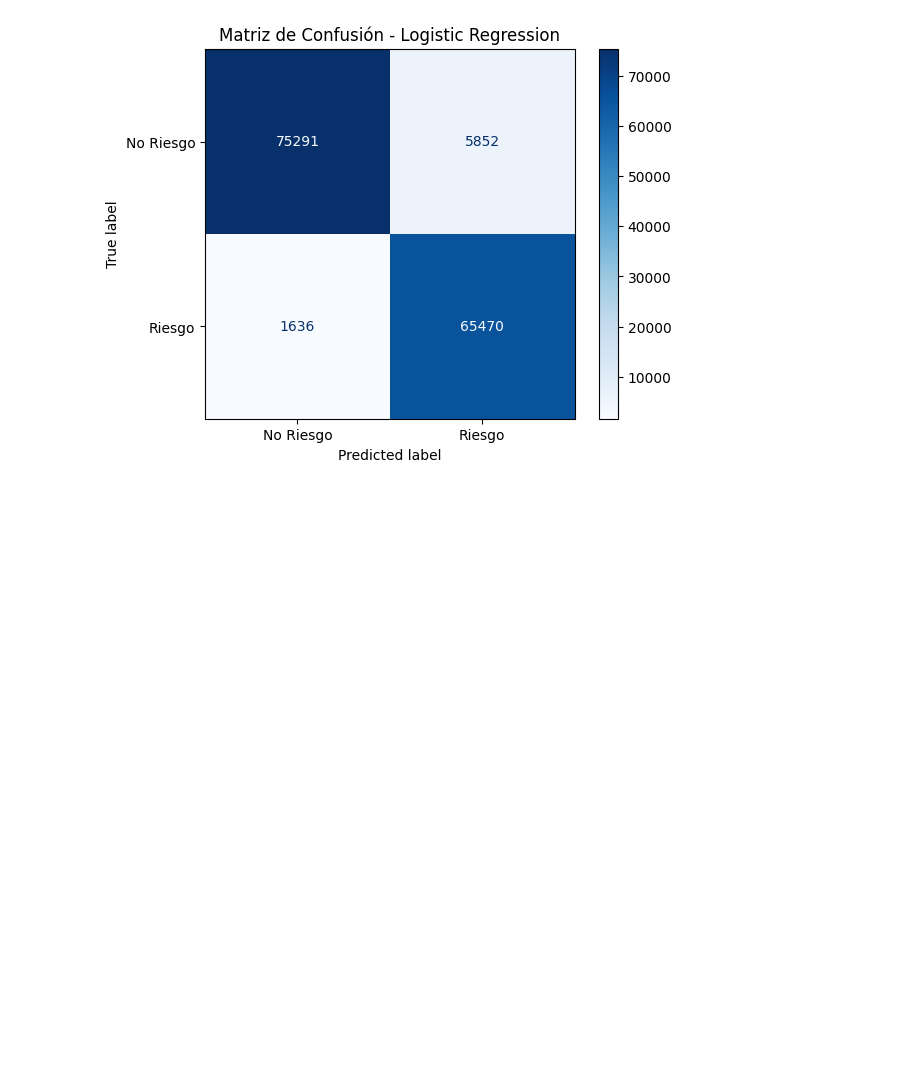
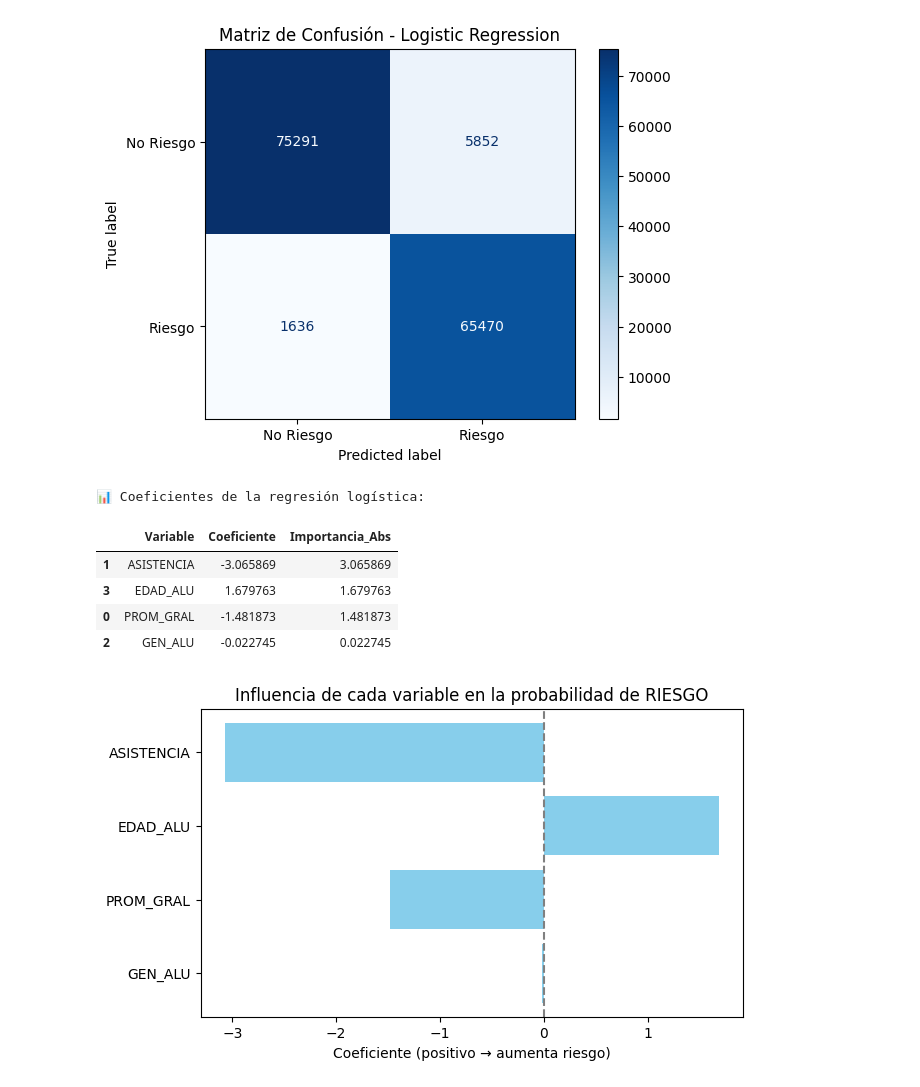
Before and after one commit to bastianp20/Hackaton-educacion-team-16, a Jupyter notebook: modelo-regresion/modelo-regresion.ipynb, the cells around one changed output. Drawn from its saved outputs; the diff is of its cells as text; code cells hidden in the pictures; blank space fills up the shorter version.

```diff
--- a/modelo-regresion/modelo-regresion.ipynb
+++ b/modelo-regresion/modelo-regresion.ipynb
@@ -251,3 +251,39 @@ Precision: 0.918
 Recall   : 0.976
 F1-score : 0.946
 [figure]
+# %%
+# --- BLOQUE 6: Explicabilidad del modelo (coeficientes) ---
+
+# Extraemos el modelo entrenado dentro del pipeline
+modelo = pipeline.named_steps["model"]
+scaler = pipeline.named_steps["scaler"]
+
+# Nombres de variables
+variables = X_train.columns
+
+# Coeficientes y signo de influencia
+coeficientes = pd.DataFrame({
+    "Variable": variables,
+    "Coeficiente": modelo.coef_[0],
+    "Importancia_Abs": np.abs(modelo.coef_[0])
+}).sort_values("Importancia_Abs", ascending=False)
+
+print("📊 Coeficientes de la regresión logística:\n")
+display(coeficientes)
+
+# Gráfico
+plt.figure(figsize=(7,4))
+plt.barh(coeficientes["Variable"], coeficientes["Coeficiente"], color="skyblue")
+plt.axvline(0, color="gray", linestyle="--")
+plt.title("Influencia de cada variable en la probabilidad de RIESGO")
+plt.xlabel("Coeficiente (positivo → aumenta riesgo)")
+plt.gca().invert_yaxis()
+plt.show()
+# %% [output]
+📊 Coeficientes de la regresión logística:
+|  | Variable | Coeficiente | Importancia_Abs |
+| 1 | ASISTENCIA | -3.065869 | 3.065869 |
+| 3 | EDAD_ALU | 1.679763 | 1.679763 |
+| 0 | PROM_GRAL | -1.481873 | 1.481873 |
+| 2 | GEN_ALU | -0.022745 | 0.022745 |
+[figure, added]
```
Also changed, not shown: parts of 11 cells of this notebook, 27 other files.
